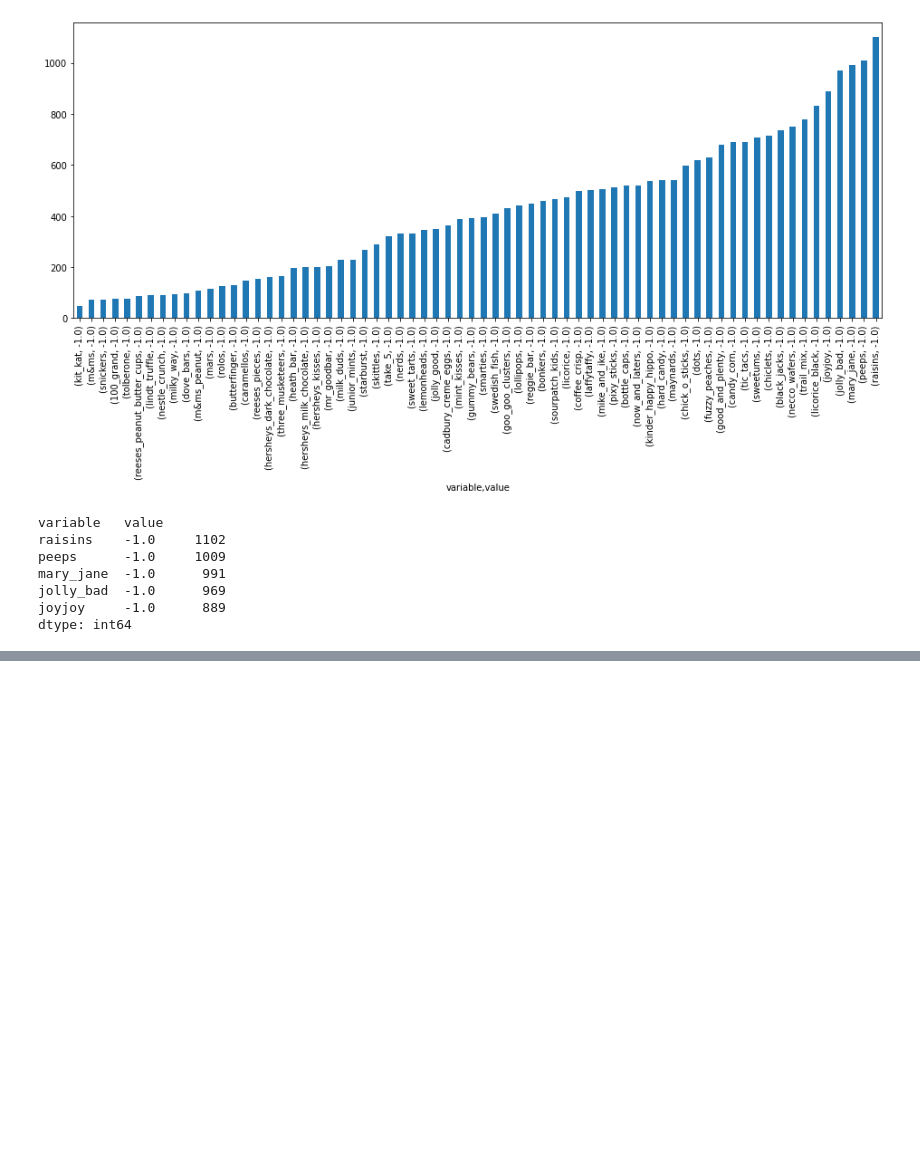
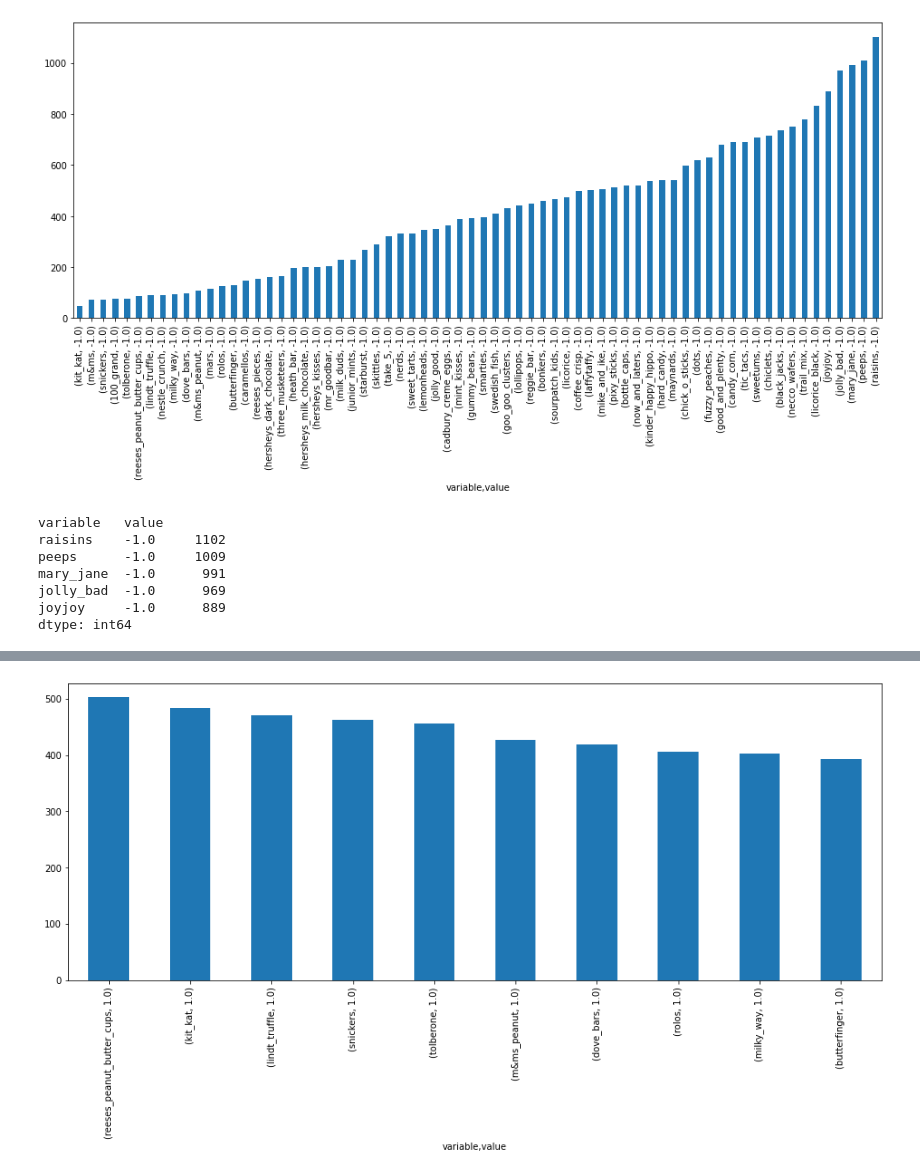
Before and after one commit to Ungarmaxx/TOOL1_FINAL_PROJECT, a Jupyter notebook: project_stuff.ipynb, the cells around one changed output, grey strips where cells are left out. Saved outputs shown, nothing was run; the diff lists cells and outputs as text; code cells hidden in the pictures; blank space fills up the shorter version.

```diff
--- a/project_stuff.ipynb
+++ b/project_stuff.ipynb
@@ -410,0 +477,10 @@ dtype: int64
+# %%
+# Liked Male
+mdf2 = male_df.iloc[:, 6:-4]
+mdf2 = mdf2.melt(value_vars=mdf2.columns)
+mdf2 = mdf2[mdf2["value"] == 1]
+fig, ax = plt.subplots(figsize=(16, 6))
+df2.value_counts(ascending=True).nlargest(10).plot(kind="bar")
+plt.show()
+# %% [output]
+[figure, added]
```
Also changed, not shown: parts of 8 cells of this notebook.
